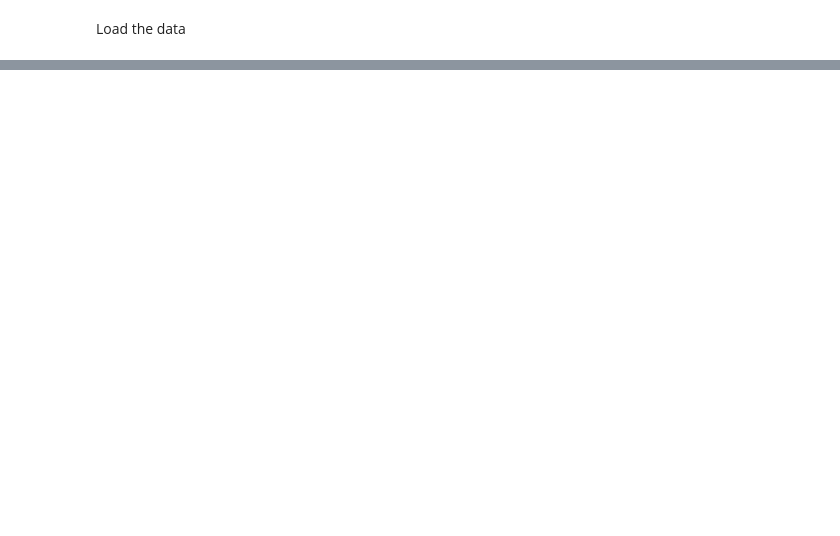
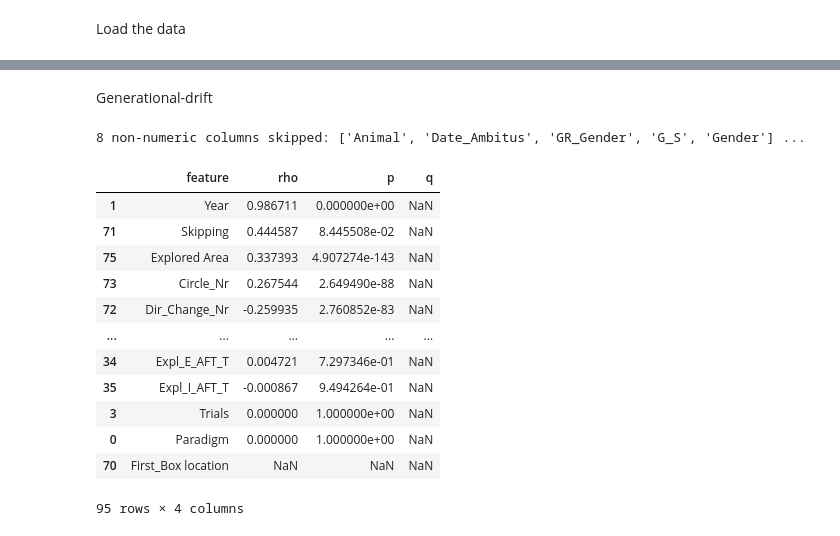
Before and after one commit to korosig/Patkanyok, a Jupyter notebook: Technical validation.ipynb, the cells around one changed output, grey strips where cells are left out. Drawn from its saved outputs; the diff is of its cells as text; code cells hidden in the pictures; blank space fills up the shorter version.

```diff
--- a/Technical validation.ipynb
+++ b/Technical validation.ipynb
@@ -22,0 +133,17 @@ Correlation plot
+# %% [markdown]
+Generational-drift
+# %%
+# separate metadata & numeric fesature matrix
+meta_cols = ["RatID", "Generation"]                    # add more if you have them
+all_feat_cols = [c for c in df.columns if c not in meta_cols]
+# %%
+numeric_feat_cols = df[all_feat_cols].select_dtypes(
+    include=["number", "boolean"]            # bool is OK
+).columns.tolist()
+
+# -> opcionális: logold, mit dobunk el
+dropped = set(all_feat_cols) - set(numeric_feat_cols)
+if dropped:
+    print(f"{len(dropped)} non-numeric columns skipped: {sorted(dropped)[:5]} ...")
+# %% [output]
+8 non-numeric columns skipped: ['Animal', 'Date_Ambitus', 'GR_Gender', 'G_S', 'Gender'] ...
@@ -22,0 +161,16 @@ Correlation plot
+# %%
+display(res)
+# %% [output]
+|  | feature | rho | p | q |
+| 1 | Year | 0.986711 | 0.000000e+00 | NaN |
+| 71 | Skipping | 0.444587 | 8.445508e-02 | NaN |
+| 75 | Explored Area | 0.337393 | 4.907274e-143 | NaN |
+| 73 | Circle_Nr | 0.267544 | 2.649490e-88 | NaN |
+| 72 | Dir_Change_Nr | -0.259935 | 2.760852e-83 | NaN |
+| ... | ... | ... | ... | ... |
+| 34 | Expl_E_AFT_T | 0.004721 | 7.297346e-01 | NaN |
+| 35 | Expl_I_AFT_T | -0.000867 | 9.494264e-01 | NaN |
+| 3 | Trials | 0.000000 | 1.000000e+00 | NaN |
+| 0 | Paradigm | 0.000000 | 1.000000e+00 | NaN |
+| 70 | First_Box location | NaN | NaN | NaN |
+95 rows × 4 columns
```
Also changed, not shown: parts of 14 cells of this notebook, 5 other files.
